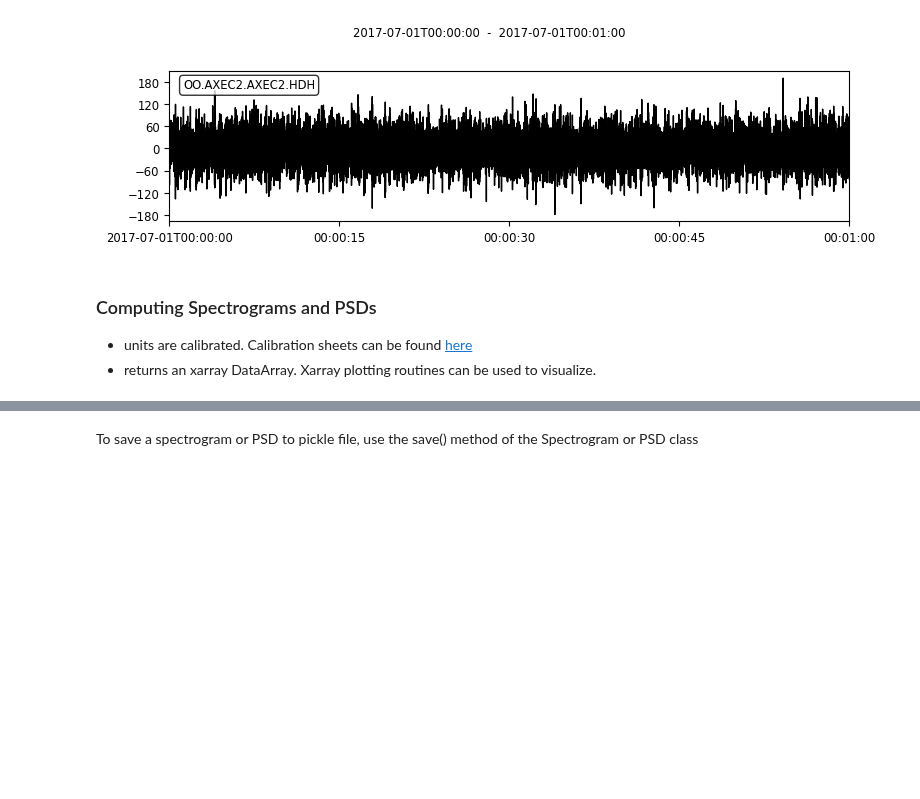
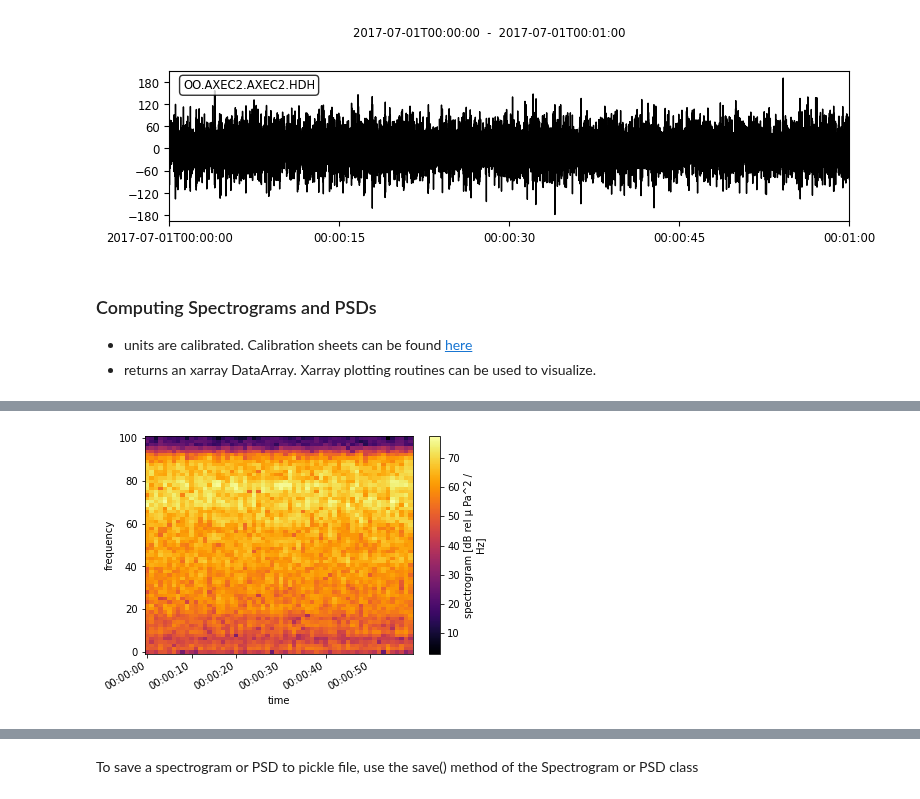
Before and after one commit to Ocean-Data-Lab/ooipy, a Jupyter notebook: demos/hydrophone_demo.ipynb, the cells around one changed output, grey strips where cells are left out. Saved outputs shown, nothing was run; the diff lists cells and outputs as text; code cells hidden in the pictures; blank space fills up the shorter version.

```diff
--- a/demos/hydrophone_demo.ipynb
+++ b/demos/hydrophone_demo.ipynb
@@ -131,7 +134,7 @@ _ = hdata_lowfreq.plot()
 - returns an xarray DataArray. Xarray plotting routines can be used to visualize.
 # %%
 spec1 = hdata_broadband.compute_spectrogram()
-spec2 = hdata_lowfreq.compute_spectrogram(avg_time=15, L=512)
+spec2 = hdata_lowfreq.compute_spectrogram(avg_time=1, L=128)
 
 psd1 = hdata_broadband.compute_psd_welch()
 psd2 = hdata_lowfreq.compute_psd_welch()
@@ -160,0 +150,5 @@ ooipy.plot(psd2, fmin=0.1,fmax=100)
+# %%
+fig = plt.figure(figsize=(6,4))
+_ = spec2.plot(x='time', cmap='inferno')
+# %% [output]
+[figure, added]
```
Also changed, not shown: parts of 13 cells of this notebook.
